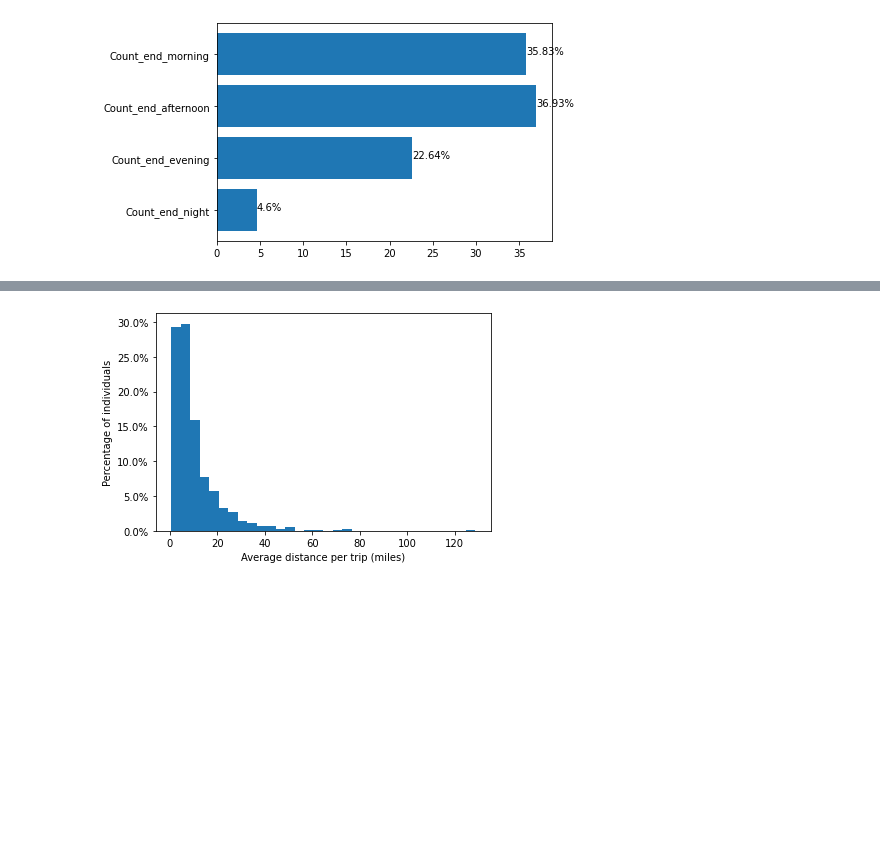
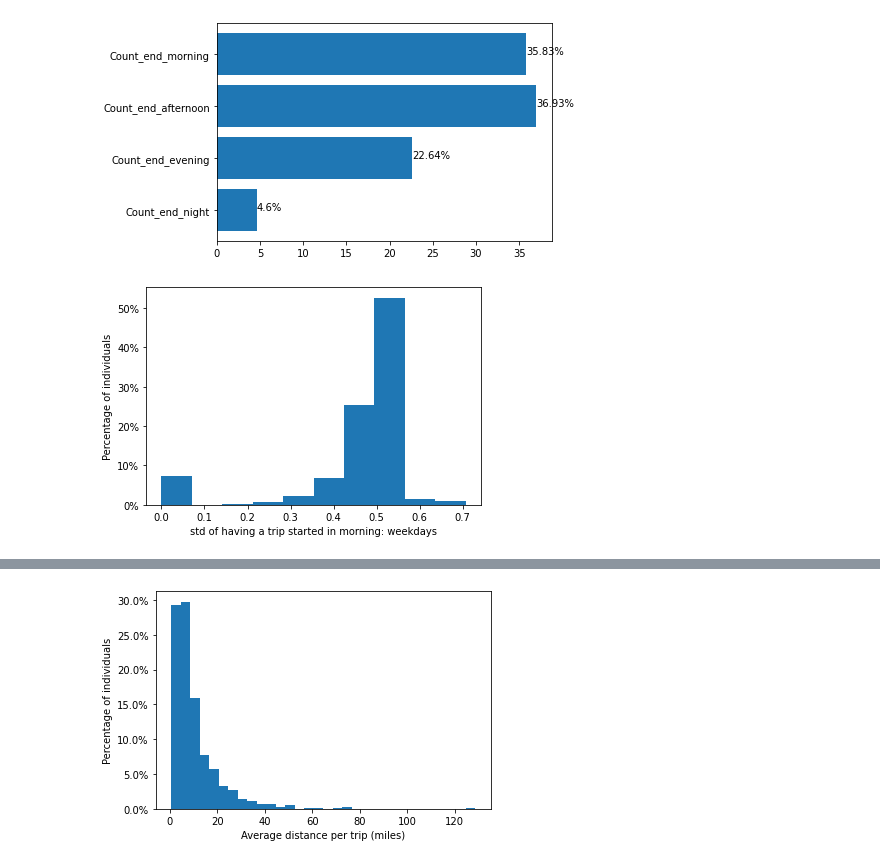
Before and after one commit to arashk1990/covid19mobility, a Jupyter notebook: feature_analysis.ipynb, the cells around one changed output, grey strips where cells are left out. Drawn from its saved outputs; the diff is of its cells as text; code cells hidden in the pictures; blank space fills up the shorter version.

Commit message:
start time std was added

```diff
--- a/feature_analysis.ipynb
+++ b/feature_analysis.ipynb
@@ -329,3 +327,16 @@ for index, value in enumerate(y):
 plt.show()
 # %% [output]
 [figure]
+# %%
+# trip start
+#std of having a trip in the morning:  week days
+plt.hist(mobility['std_start_morning_wk'],weights=\
+         np.ones(len(mobility['std_start_morning_wk']))\
+         / len(mobility['std_start_morning_wk']),bins=10)
+
+plt.xlabel('std of having a trip started in morning: weekdays')
+plt.ylabel('Percentage of individuals')
+plt.gca().yaxis.set_major_formatter(PercentFormatter(1))
+plt.show()
+# %% [output]
+[figure, added]
```
Also changed, not shown: parts of 5 cells of this notebook.
